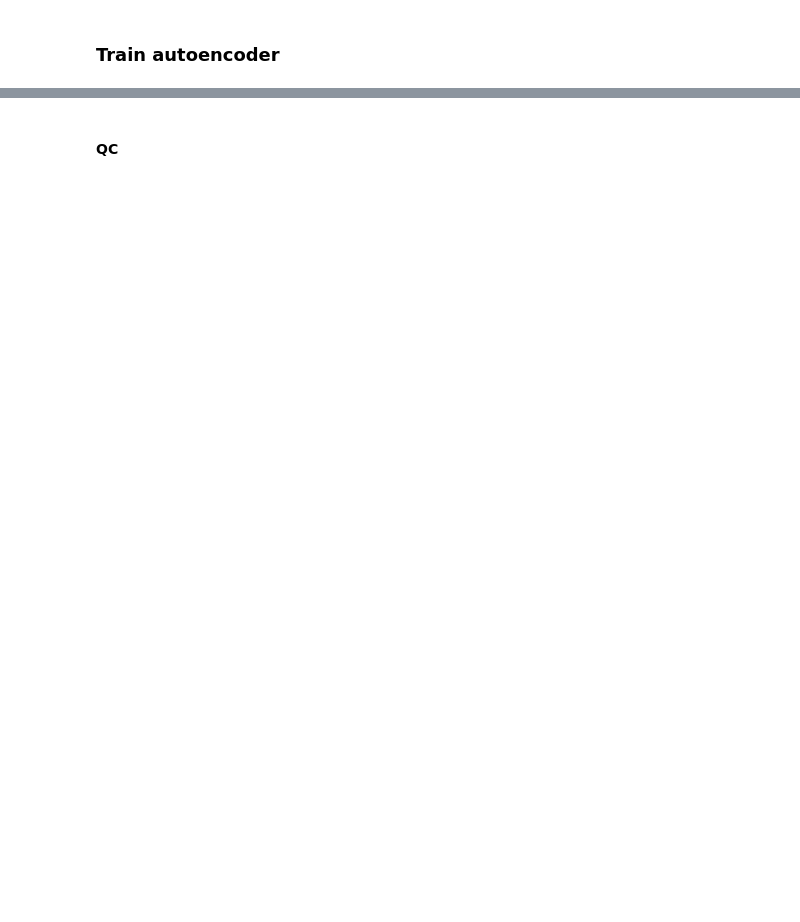
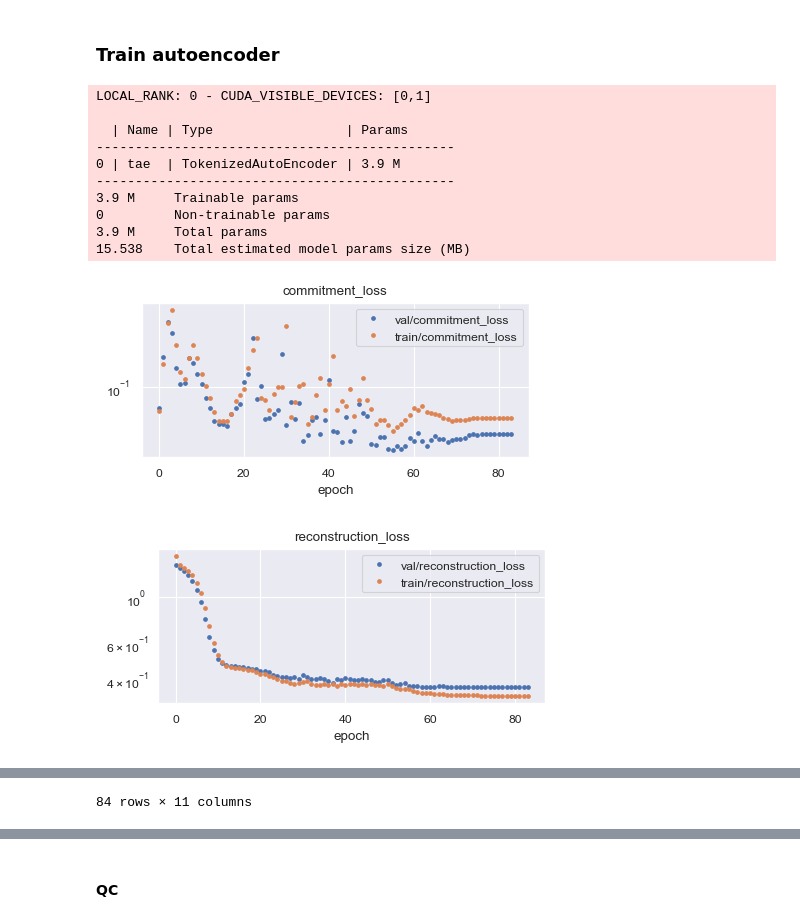
Before and after one commit to wassname/LoRA_are_lie_detectors, a Jupyter notebook: notebooks/12_tae.ipynb, the cells around one changed output, grey strips where cells are left out. Saved outputs shown, nothing was run; the diff lists cells and outputs as text; code cells hidden in the pictures; blank space fills up the shorter version.

```diff
--- a/notebooks/12_tae.ipynb
+++ b/notebooks/12_tae.ipynb
@@ -104,7 +107,7 @@ DECIMATE = 1  # discard N features for speed
 
 device = "cuda:0"
 max_epochs = 84
-max_ae_epochs = 300
+max_ae_epochs = 84
 
 l1_coeff = 1e-2  # 0.5  # neel uses 3e-4 ! https://github.dev/neelnanda-io/1L-Sparse-Autoencoder/blob/bcae01328a2f41d24bd4a9160828f2fc22737f75/utils.py#L106, but them they sum l1 where mean l2
 # x_feats=x_feats. other use 1e-1
@@ -115,7 +118,7 @@ BASE_FOLDER = Path(
     "/media/wassname/SGIronWolf/projects5/elk/sgd_probes_are_lie_detectors/notebooks/lightning_logs/version_24/"
 )
 layers_names = ("fc1", "Wqkv",
-                #  "fc2", "out_proj"
+                 "fc2", "out_proj"
                  )
 # %% [markdown]
 ## Load data
@@ -237,14 +237,14 @@ importance_matrix = (importance_matrix - 1).abs() ** 2
 # importance_matrix -= importance_matrix.mean() - 1
 
 s = importance_matrix.std()
-importance_matrix = (importance_matrix > s * 3) * 1.0
-print(f"keeping top {importance_matrix.mean():2.2%} of features")
+# importance_matrix = (importance_matrix > s * 3) * 1.0
+# print(f"keeping top {importance_matrix.mean():2.2%} of features")
 importance_matrix = importance_matrix / importance_matrix.mean()
 
 plt.hist(importance_matrix.flatten(), bins=155)
 
 importance_matrix.mean()
 
-importance_matrix = None
+# importance_matrix = None
 # %%
 # ((importance_matrix>0)*1.0).sum()
@@ -445,11 +450,11 @@ net = PL_TAE(
     steps_per_epoch=len(dl_train),
     max_epochs=max_ae_epochs,
     lr=lr,
-    encoder_sizes=[64,64, 64, 64],
+    encoder_sizes=[16,16, 16],
     weight_decay=wd,
-    n_latent=512,  # there will be layers * n_latent latent features
+    n_latent=32,  # there will be layers * n_latent latent features
     importance_matrix=importance_matrix,
-    tokens_per_layer=6,
-    probe_embedd_dim=512,
+    tokens_per_layer=12,
+    probe_embedd_dim=128,
 )
 print(net)
@@ -474,38 +517,51 @@ torch.set_float32_matmul_precision("medium")
 #     l1_loss, l2_loss, loss, acts, h_reconstructed = net.ae(b[0])
 #     # l1_loss, l2_loss, loss, latent, h_rec = self.ae(x)
 # %%
-net.ae_mode(0)
+
 trainer1 = pl.Trainer(
     precision="16-mixed",
     gradient_clip_val=20,
     accelerator="auto",
     devices="1",
     max_epochs=max_ae_epochs,
     log_every_n_steps=1,
     enable_progress_bar=verbose,
     # enable_model_summary=verbose,
 )
 
 LOAD_CHECKPONT='/media/wassname/SGIronWolf/projects5/elk/sgd_probes_are_lie_detectors/notebooks/lightning_logs/version_377/checkpoints/epoch=83-step=840.ckpt'
 LOAD_AE_SAFETENSORS = '/media/wassname/SGIronWolf/projects5/elk/sgd_probes_are_lie_detectors/notebooks/lightning_logs/version_377/ae.safetensors'
 
-# LOAD_CHECKPONT = None
-# LOAD_AE_SAFETENSORS = None # good for when probe changed but no ae
+LOAD_CHECKPONT = None
+LOAD_AE_SAFETENSORS = None # good for when probe changed but no ae
 if LOAD_AE_SAFETENSORS is not None:
     print(f"loading ae from {LOAD_AE_SAFETENSORS}")
     # net.ae.load_state_dict(safetensors.torch.load_file(LOAD_AE_SAFETENSORS))
     partial_load_from_pl_checkpoint(net, LOAD_CHECKPONT)
 elif LOAD_CHECKPONT:
     print(f"loading from {LOAD_CHECKPONT}")
     net = PL_TAE.load_from_checkpoint(LOAD_CHECKPONT)
 
 else:
     trainer1.fit(model=net, train_dataloaders=dl_train, val_dataloaders=dl_val)
     df_hist, df_hist_step = read_metrics_csv(
         trainer1.logger.experiment.metrics_file_path
     )
     plot_hist(df_hist, ["reconstruction_loss", "commitment_loss", "loss_rec"], logy=True)
     # plt.show()
     # plot_hist(df_hist_step, ['loss_rec_step'], logy=True)
     display(df_hist)
     df_hist, df_hist_step = read_metrics_csv(trainer1.logger.experiment.metrics_file_path)
+# %% [output]
+LOCAL_RANK: 0 - CUDA_VISIBLE_DEVICES: [0,1]
+
+  | Name | Type                 | Params
+----------------------------------------------
+0 | tae  | TokenizedAutoEncoder | 3.9 M
+----------------------------------------------
+3.9 M     Trainable params
+0         Non-trainable params
+3.9 M     Total params
+15.538    Total estimated model params size (MB)
+[figure, added]
+[figure, added]
@@ -512,3 +581,4 @@ else:
+84 rows × 11 columns
 # %%
 # plot_hist(df_hist, ["reconstruction_loss", "commitment_loss", "loss_rec"], logy=True)
 # %%
```
Also changed, not shown: parts of 28 cells of this notebook, 12 other files.
